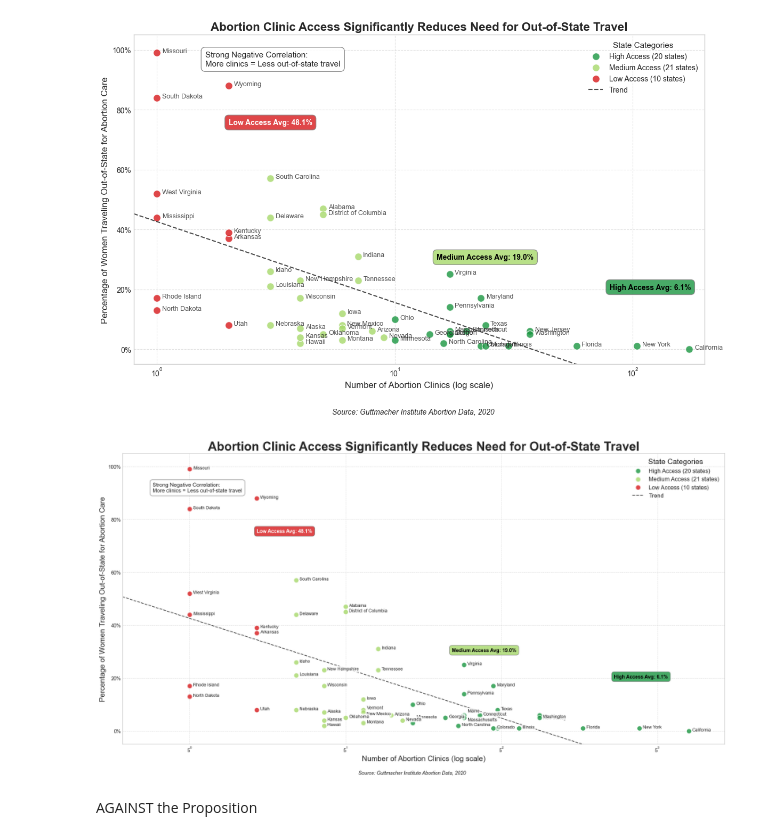
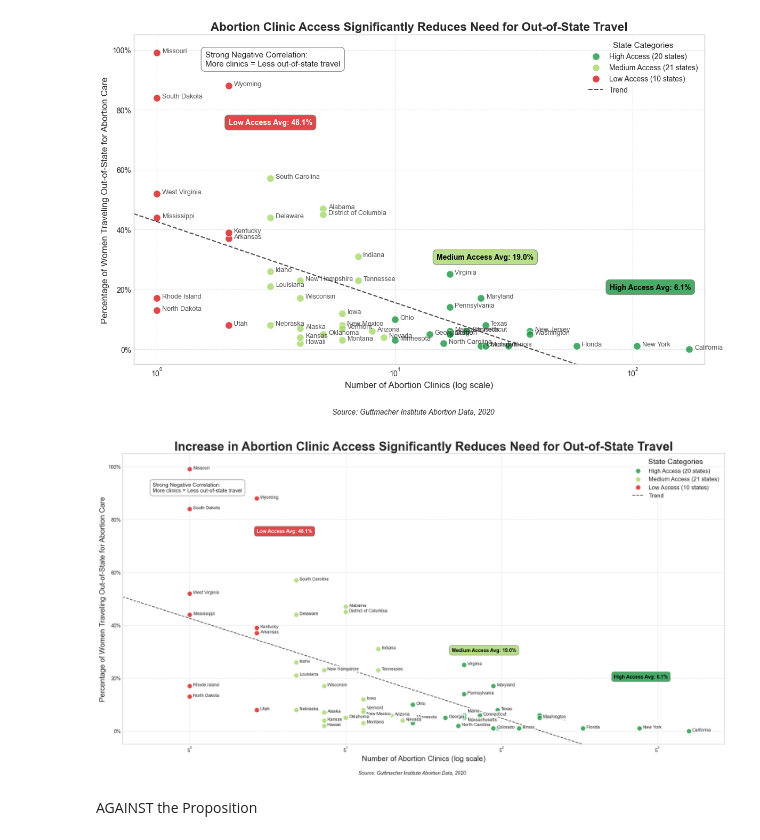
Before and after one commit to jennifertchang/dsc106-project2, a Jupyter notebook: dsc106_project2.ipynb, the cells around one changed output. Saved outputs shown, nothing was run; the diff lists cells and outputs as text; code cells hidden in the pictures.

Commit message:
updated visualizations and html

```diff
--- a/dsc106_project2.ipynb
+++ b/dsc106_project2.ipynb
@@ -861,35 +861,35 @@ ax.annotate(
     "Strong Negative Correlation:\nMore clinics = Less out-of-state travel",
     xy=(0.05, 0.90),
     xycoords='axes fraction',
     fontsize=11,
     bbox=dict(boxstyle="round,pad=0.5", facecolor='white', alpha=0.9, edgecolor='grey'),
     verticalalignment='top'
 )
 
 # Set the scale to logarithmic for better visualization
 # Adjust the base to spread points out more horizontally
 ax.set_xscale('log', base=5)  # Change base from default 10 to 5
 ax.set_xlim(0.5, 250)  # Extend the x-axis range slightly
 ax.set_ylim(-5, 105)
 
 # Customize the plot
 ax.set_xlabel('Number of Abortion Clinics (log scale)', fontsize=15)
 ax.set_ylabel('Percentage of Women Traveling Out-of-State for Abortion Care', fontsize=15)
-ax.set_title('Abortion Clinic Access Significantly Reduces Need for Out-of-State Travel', fontsize=25, fontweight='bold')
+ax.set_title('Increase in Abortion Clinic Access Significantly Reduces Need for Out-of-State Travel', fontsize=25, fontweight='bold')
 ax.grid(True, linestyle='--', alpha=0.6)
 ax.legend(title="State Categories", fontsize=12, title_fontsize=15, loc='upper right')
 
 # Format y-axis as percentage
 ax.yaxis.set_major_formatter(mtick.PercentFormatter())
 
 # Add a source note
 fig.text(0.5, 0.01, "Source: Guttmacher Institute Abortion Data, 2020", ha='center', fontsize=10, style='italic')
 
 plt.tight_layout(rect=[0, 0.03, 1, 0.97])
 plt.savefig('honest_visualization.png', dpi=300, bbox_inches='tight')
 plt.show()
 # %% [output]
-[figure, old version]
+[figure, new version]
 # %% [markdown]
 AGAINST the Proposition
 # %%
```
Also changed, not shown: parts of 8 cells of this notebook, 4 other files.
